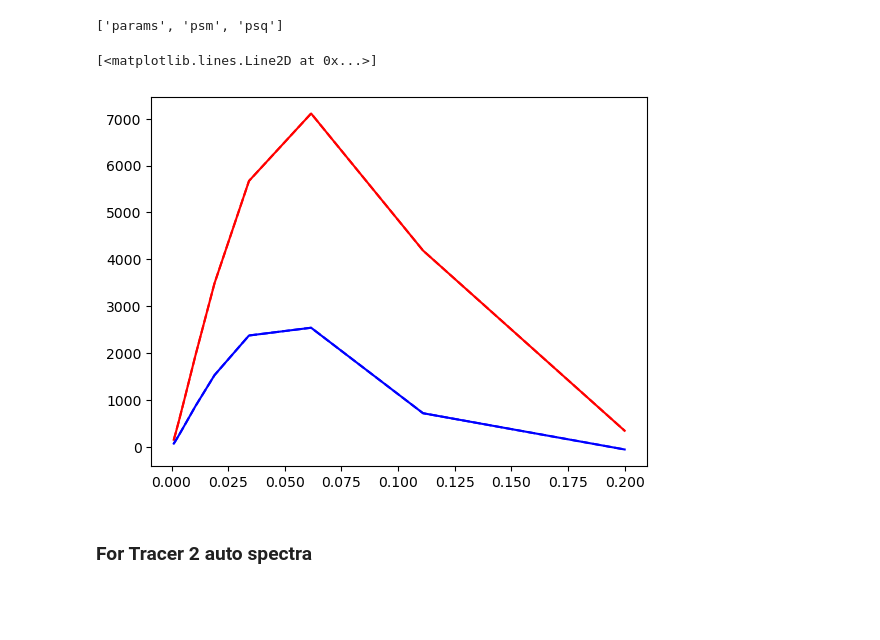
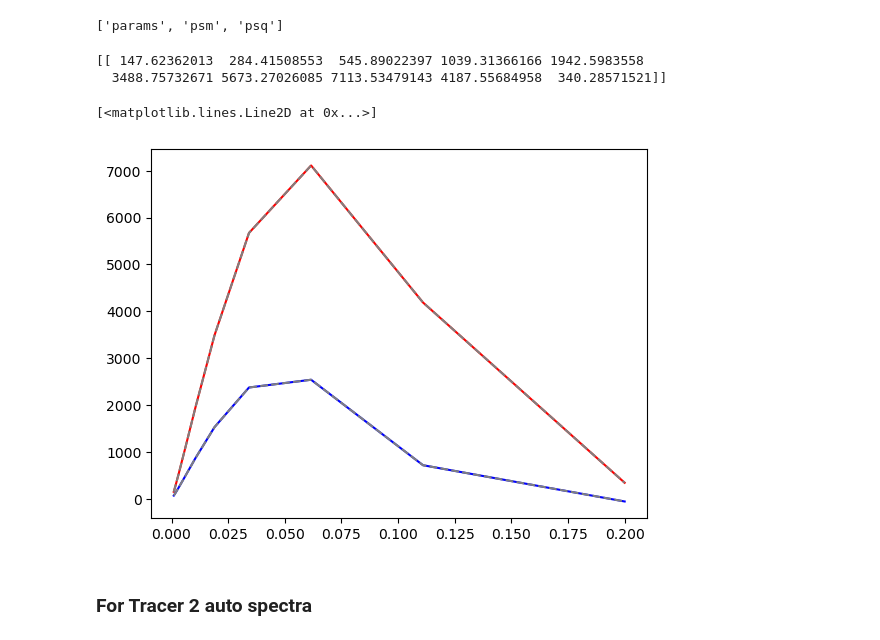
Before and after one commit to jadamo/spherex_emu, a Jupyter notebook: Multi-tracer analyses for spherexemu.ipynb, the cells around one changed output. Drawn from its saved outputs; the diff is of its cells as text; code cells hidden in the pictures; blank space fills up the shorter version.

```diff
--- a/Multi-tracer analyses for spherexemu.ipynb
+++ b/Multi-tracer analyses for spherexemu.ipynb
@@ -175,31 +175,36 @@ mono_test = ps['psm']
 quad_test = ps['psq']
 # %% [output]
 ['params', 'psm', 'psq']
+# %%
+print(mono_test)
+# %% [output]
+[[ 147.62362013  284.41508553  545.89022397 1039.31366166 1942.5983558
+  3488.75732671 5673.27026085 7113.53479143 4187.55684958  340.28571521]]
 # %%
 #array([6.22954856e+01, 5.88608308e-01, 1.78577808e-01, 2.01059374e-09,
  #      1.11635806e+00]),
 k= np.array([0.001     , 0.00180165, 0.00324594, 0.00584804, 0.0105361 ,
        0.01898235, 0.03419952, 0.0616155 , 0.11100946, 0.2       ])
 mono = np.array([ 147.62361742,  284.41508111,  545.89021707, 1039.31365139,
        1942.59834222, 3488.75731165, 5673.27025113, 7113.53467377,
        4187.55688335,  340.28594947])
 quad = np.array([  65.97793396,  127.03926337,  243.74146396,  463.52766154,
         862.92941065, 1527.48045941, 2373.92278274, 2539.42212577,
         714.65097596,  -59.32596458])
 
 # array([ 147.62362013,  284.41508553,  545.89022397, 1039.31366166,
 #        1942.5983558 , 3488.75732671, 5673.27026085, 7113.53479143,
 #        4187.55684958,  340.28571521]), array([  65.97793517,  127.03926534,  243.74146705,  463.52766613,
 #         862.92941678, 1527.48046612, 2373.92278643, 2539.42214633,
 #         714.65097507,  -59.32586196]))
 
 plt.plot(k,mono,color='red')
-plt.plot(k,mono_test,linestyle='--',color='red')
+plt.plot(k,mono_test[0],linestyle='--',color='gray')
 plt.plot(k,quad,color='blue')
-plt.plot(k,quad_test,linestyle='--',color='blue')
+plt.plot(k,quad_test[0],linestyle='--',color='gray')
 # %% [output]
 [<matplotlib.lines.Line2D at 0x...>]
-[figure, old version]
+[figure, new version]
 # %%
 array([3.94649938e+01, 9.02874360e-01, 2.44894201e-01, 2.12798316e-09,
        1.05033112e+00])
```
Also changed, not shown: 2 other files.
